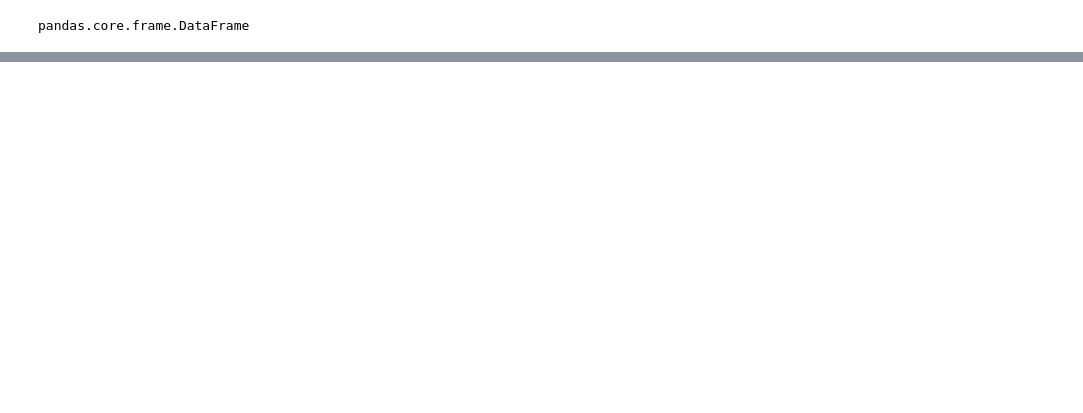
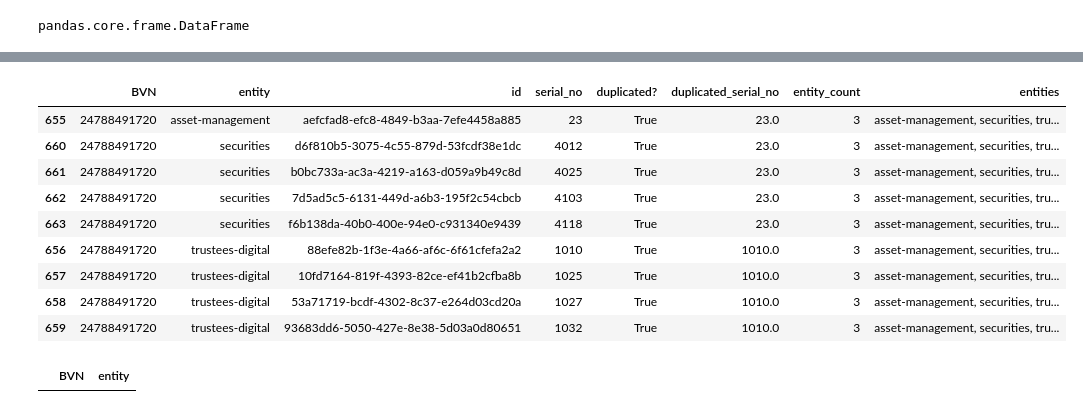
Before and after one commit to iyioladaniel/data-profiling, a Jupyter notebook: cross-entity/cross_entity_validation.ipynb, the cells around one changed output, grey strips where cells are left out. Cells and saved outputs as stored; diff of their text form; code cells hidden in the pictures; blank space fills up the shorter version.

```diff
--- a/cross-entity/cross_entity_validation.ipynb
+++ b/cross-entity/cross_entity_validation.ipynb
@@ -223,0 +481,13 @@ def main():
+# %%
+merged_details[merged_details["entity_count"]>1]
+# %% [output]
+|  | BVN | entity | id | serial_no | duplicated? | duplicated_serial_no | entity_count | entities |
+| 655 | 24788491720 | asset-management | aefcfad8-efc8-4849-b3aa-7efe4458a885 | 23 | True | 23.0 | 3 | asset-management, securities, tru... |
+| 660 | 24788491720 | securities | d6f810b5-3075-4c55-879d-53fcdf38e1dc | 4012 | True | 23.0 | 3 | asset-management, securities, tru... |
+| 661 | 24788491720 | securities | b0bc733a-ac3a-4219-a163-d059a9b49c8d | 4025 | True | 23.0 | 3 | asset-management, securities, tru... |
+| 662 | 24788491720 | securities | 7d5ad5c5-6131-449d-a6b3-195f2c54cbcb | 4103 | True | 23.0 | 3 | asset-management, securities, tru... |
+| 663 | 24788491720 | securities | f6b138da-40b0-400e-94e0-c931340e9439 | 4118 | True | 23.0 | 3 | asset-management, securities, tru... |
+| 656 | 24788491720 | trustees-digital | 88efe82b-1f3e-4a66-af6c-6f61cfefa2a2 | 1010 | True | 1010.0 | 3 | asset-management, securities, tru... |
+| 657 | 24788491720 | trustees-digital | 10fd7164-819f-4393-82ce-ef41b2cfba8b | 1025 | True | 1010.0 | 3 | asset-management, securities, tru... |
+| 658 | 24788491720 | trustees-digital | 53a71719-bcdf-4302-8c37-e264d03cd20a | 1027 | True | 1010.0 | 3 | asset-management, securities, tru... |
+| 659 | 24788491720 | trustees-digital | 93683dd6-5050-427e-8e38-5d03a0d80651 | 1032 | True | 1010.0 | 3 | asset-management, securities, tru... |
@@ -223,0 +500,4 @@ def main():
+# %%
+df[df["BVN"].isin(multi_entity_bvns["BVN"])].groupby("BVN")["entity"].unique().reset_index()
+# %% [output]
+|  | BVN | entity |
```
Also changed, not shown: parts of 65 cells of this notebook, 8 other files.
